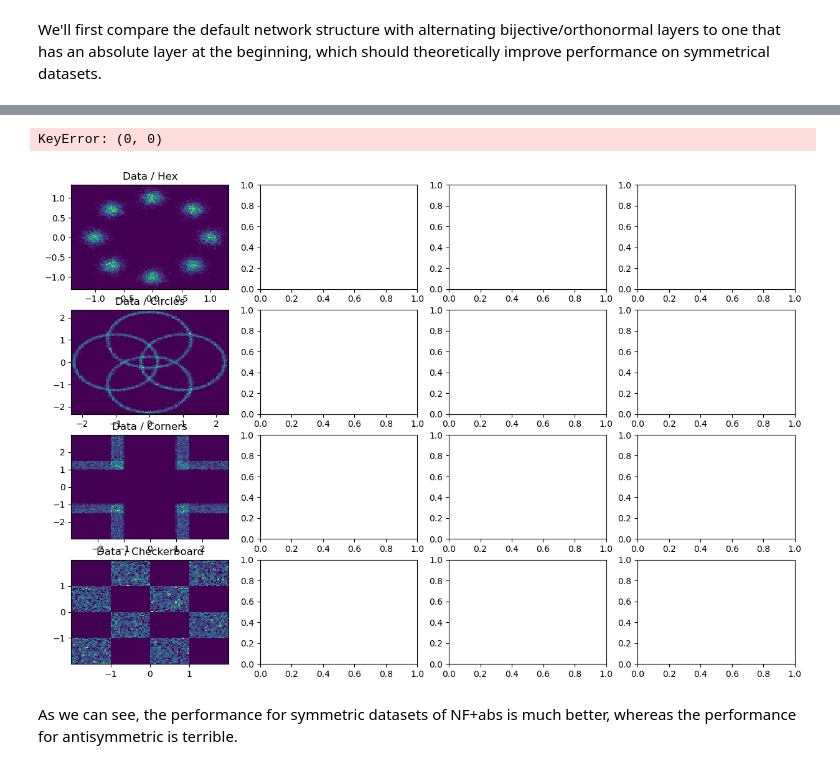
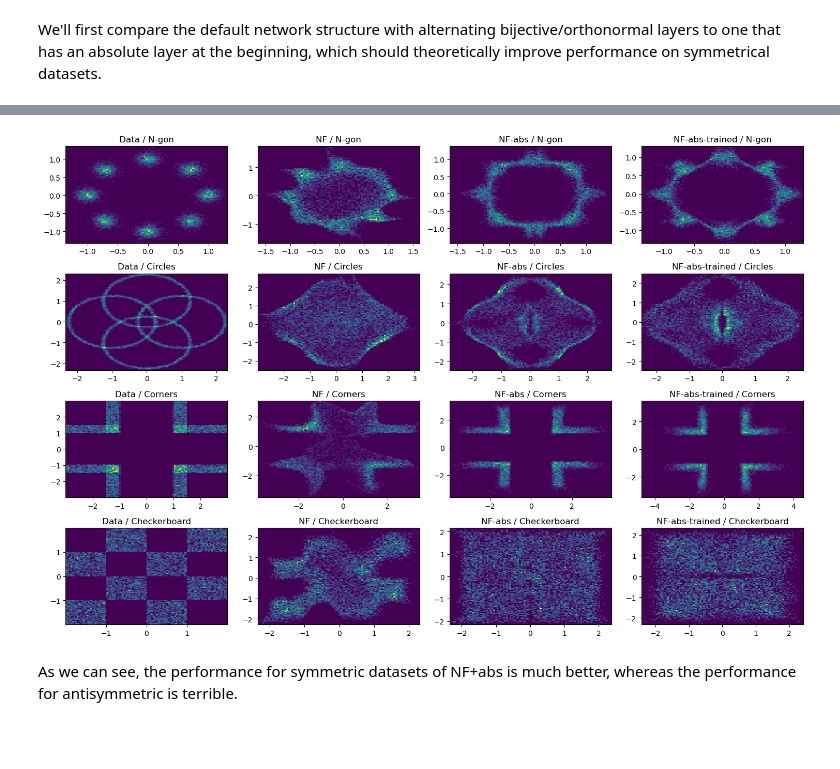
Before and after one commit to xiaoxiae/SurVAE-replication, a Jupyter notebook: notebooks/abs.ipynb, the cells around one changed output, grey strips where cells are left out. Saved outputs shown, nothing was run; the diff lists cells and outputs as text; code cells hidden in the pictures; blank space fills up the shorter version.

Commit message:
Remove repeated abs code, tqdm, data functions, SurVAE names

```diff
--- a/notebooks/abs.ipynb
+++ b/notebooks/abs.ipynb
@@ -78,33 +78,36 @@ BINS = 100
+# %%
+models = train_models(default_model_generators, default_datasets)
 # %%
-# Define dataset names
-default_model_names = ['NF', 'NF + constant abs', 'NF + trained abs']
-default_dataset_names = ['Hex', 'Circles', 'Corners', 'Checkerboard']
+def plot_models(models, datasets):
+    model_count = max([j for _, j in models]) + 1
 
-# Create subplots (+1 for the raw data)
-fig, axs = plt.subplots(len(default_dataset_names), len(default_model_names) + 1, figsize=(15, 10))
+    # Create subplots (+1 for the raw data)
+    fig, axs = plt.subplots(len(datasets), model_count + 1, figsize=(15, 10))
 
-# Plot the raw data
-for i, (dataset_name, dataset_function) in enumerate(zip(default_dataset_names, default_dataset_functions)):
-    X = dataset_function(SAMPLE_COUNT).cpu().numpy()
+    # Plot the raw data
+    for i, dataset in enumerate(datasets):
+        X = dataset(SAMPLE_COUNT).cpu().numpy()
 
-    axs[i, 0].hist2d(X[:, 0], X[:, 1], bins=BINS)
-    axs[i, 0].set_title(f'Data / {dataset_name}')
+        axs[i, 0].hist2d(X[:, 0], X[:, 1], bins=BINS)
+        axs[i, 0].set_title(f'Data / {dataset.get_name()}')
 
-# Iterate over datasets and create heatmaps
-for i, dataset_name in enumerate(default_dataset_names):
-    for j, model_name in enumerate(default_model_names):
-        model = models[i, j][0]  # [0] is the model, [1] is parameters/losses for log epochs
-        X = model.sample(SAMPLE_COUNT).cpu().numpy()
+    # Iterate over datasets and create heatmaps
+    for i, dataset in enumerate(datasets):
+        for j in range(model_count):
+            model = models[i, j][0]  # [0] is the model, [1] is parameters/losses for log epochs
 
-        axs[i, j + 1].hist2d(X[:, 0], X[:, 1], bins=BINS)
-        axs[i, j + 1].set_title(f'{model_name} / {dataset_name}')
+            X = model.sample(SAMPLE_COUNT).cpu().numpy()
 
-# Adjust layout
-plt.tight_layout()
-plt.show()
+            axs[i, j + 1].hist2d(X[:, 0], X[:, 1], bins=BINS)
+            axs[i, j + 1].set_title(f'{model.get_name()} / {dataset.get_name()}')
+
+    # Adjust layout
+    plt.tight_layout()
+    plt.show()
-# %% [output]
-KeyError: (0, 0)
-[figure, removed]
+# %%
+plot_models(models, default_datasets)
+# %% [output]
+[figure, added]
 # %% [markdown]
 As we can see, the performance for symmetric datasets of NF+abs is much better, whereas the performance for antisymmetric is terrible.
 # %%
```
Also changed, not shown: parts of 45 cells of this notebook, 2 other files.
